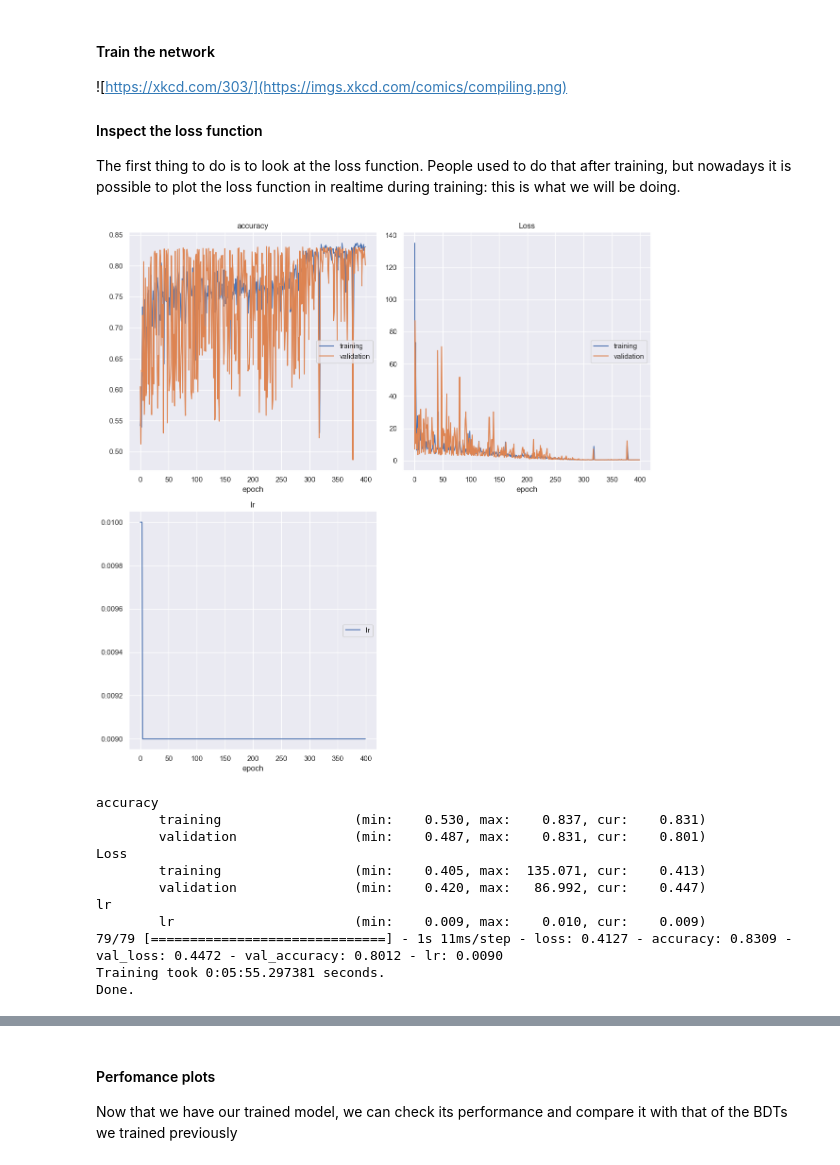
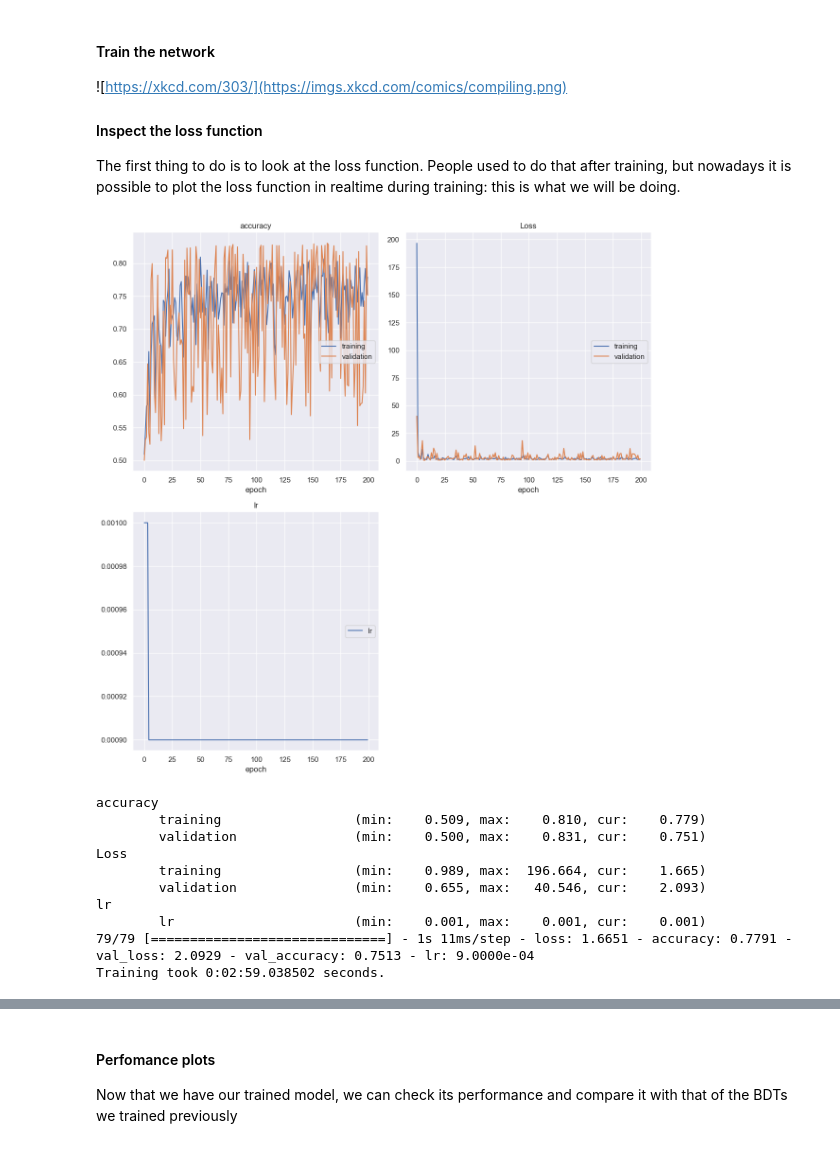
Before and after one commit to vischia/machine_learning_tutorial, a Jupyter notebook: train_hyp.ipynb, the cells around one changed output, grey strips where cells are left out. Saved outputs shown, nothing was run; the diff lists cells and outputs as text; code cells hidden in the pictures.

```diff
--- a/train_hyp.ipynb
+++ b/train_hyp.ipynb
@@ -509,7 +531,7 @@ Neural networks learn by exploring the loss function landscape. We don't want to
 # %%
 kernel_initializer='glorot_uniform'
 n_inputs=X_train.shape[1] # Number of columns
-n_hidden_layers=0
+n_hidden_layers=1 # was 0
 adam_learning_rate=0.0001
 batch_size = 128
 # %% [markdown]
@@ -518,7 +540,7 @@ batch_size = 128
 
 # Remember to comment on learning rate
 def lr_scheduler(epoch):
-    default_lr = 0.01
+    default_lr = 0.001
     drop = 0.9
     epochs_drop = 5.0
     #lr = default_lr * math.pow(drop, math.floor(epoch/epochs_drop))
@@ -571,41 +618,40 @@ Metal device set to: Apple M1 Max
 
 The first thing to do is to look at the loss function. People used to do that after training, but nowadays it is possible to plot the loss function in realtime during training: this is what we will be doing.
 # %%
-epochs = 400
+epochs = 200
 start_time = timer()
 
 history = nn_model.fit(X_train, y_train, batch_size=batch_size, epochs=epochs,
             verbose=True, validation_data=(X_test, y_test), callbacks=callbacks)
 end_time = timer()
 
 training_time = datetime.timedelta(seconds=(end_time - start_time))
 print('Training took', training_time, 'seconds.')
 
 # The model weights (that are considered the best) are loaded into the model.
 nn_model.load_weights('base_nn_weights.h5')
 
 ## You can also save the model history for later analysis, if need be
 #print("Saving model training history...")
 #output_history_filename = 'chhiggs_trained_model_history.pklz'
 #output_history_filename = os.path.join(output_folder, output_history_filename)
 #with gzip.open(output_history_filename, 'wb') as f:
 #    pickle.dump(history.history, f)
 
 
 # Question: are you OK with these fluctuations? How do we eliminate them?
 # %% [output]
-[figure, old version]
+[figure, new version]
 accuracy
-        training                 (min:    0.530, max:    0.837, cur:    0.831)
-        validation               (min:    0.487, max:    0.831, cur:    0.801)
+        training                 (min:    0.509, max:    0.810, cur:    0.779)
+        validation               (min:    0.500, max:    0.831, cur:    0.751)
 Loss
-        training                 (min:    0.405, max:  135.071, cur:    0.413)
-        validation               (min:    0.420, max:   86.992, cur:    0.447)
+        training                 (min:    0.989, max:  196.664, cur:    1.665)
+        validation               (min:    0.655, max:   40.546, cur:    2.093)
 lr
-        lr                       (min:    0.009, max:    0.010, cur:    0.009)
-79/79 [==============================] - 1s 11ms/step - loss: 0.4127 - accuracy: 0.8309 - val_loss: 0.4472 - val_accuracy: 0.8012 - lr: 0.0090
-Training took 0:05:55.297381 seconds.
-Done.
+        lr                       (min:    0.001, max:    0.001, cur:    0.001)
+79/79 [==============================] - 1s 11ms/step - loss: 1.6651 - accuracy: 0.7791 - val_loss: 2.0929 - val_accuracy: 0.7513 - lr: 9.0000e-04
+Training took 0:02:59.038502 seconds.
 # %%
 output_name="loss.png"
 
```
Also changed, not shown: parts of 28 cells of this notebook.
